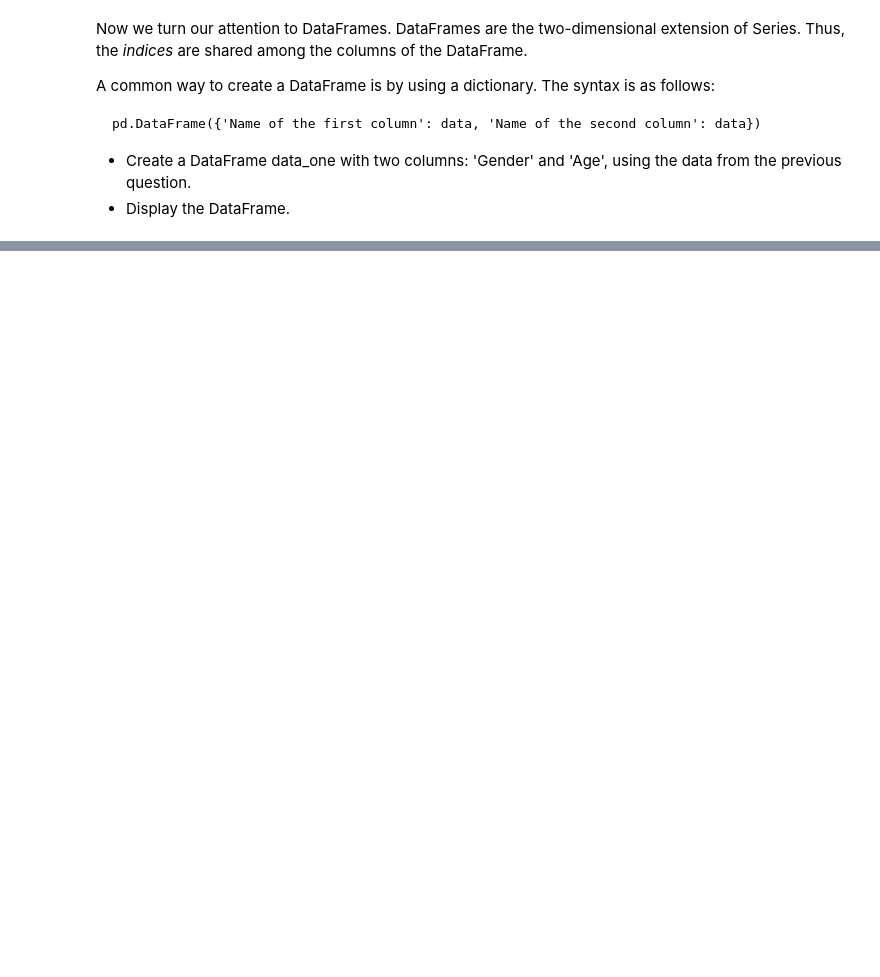
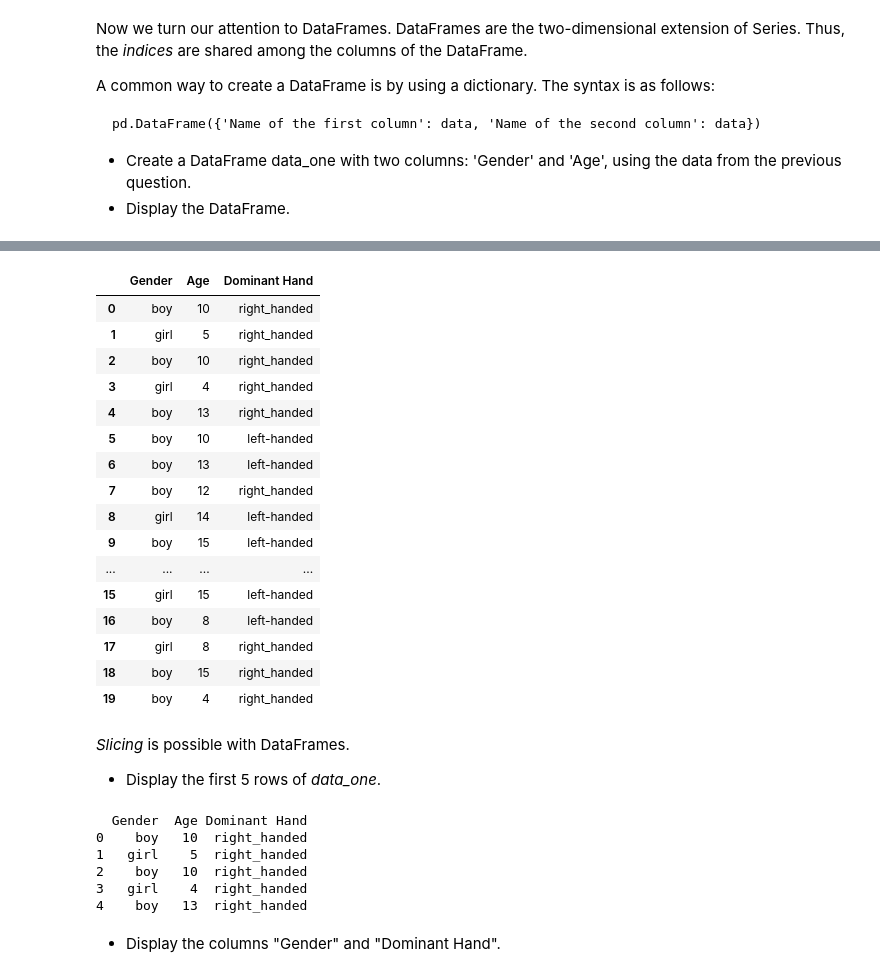
Before and after one commit to Jandsy/introduction_python_dauphine, a Jupyter notebook: Session_2/corrected_numpy_and_pandas_python_dauphine.ipynb, the cells around one changed output, grey strips where cells are left out. Saved outputs shown, nothing was run; the diff lists cells and outputs as text; code cells hidden in the pictures; blank space fills up the shorter version.

```diff
--- a/Session_2/corrected_numpy_and_pandas_python_dauphine.ipynb
+++ b/Session_2/corrected_numpy_and_pandas_python_dauphine.ipynb
@@ -741,0 +806,37 @@ pd.DataFrame({'Name of the first column': data, 'Name of the second column': dat
+# %%
+data_one
+# %% [output]
+|  | Gender | Age | Dominant Hand |
+| 0 | boy | 10 | right_handed |
+| 1 | girl | 5 | right_handed |
+| 2 | boy | 10 | right_handed |
+| 3 | girl | 4 | right_handed |
+| 4 | boy | 13 | right_handed |
+| 5 | boy | 10 | left-handed |
+| 6 | boy | 13 | left-handed |
+| 7 | boy | 12 | right_handed |
+| 8 | girl | 14 | left-handed |
+| 9 | boy | 15 | left-handed |
+| ... | ... | ... | ... |
+| 15 | girl | 15 | left-handed |
+| 16 | boy | 8 | left-handed |
+| 17 | girl | 8 | right_handed |
+| 18 | boy | 15 | right_handed |
+| 19 | boy | 4 | right_handed |
+# %% [markdown]
+*Slicing* is possible with DataFrames.
+
+- Display the first 5 rows of *data_one*.
+# %%
+## Insert your code here
+data_one.head()
+print(data_one.iloc[:5,:])
+# %% [output]
+  Gender  Age Dominant Hand
+0    boy   10  right_handed
+1   girl    5  right_handed
+2    boy   10  right_handed
+3   girl    4  right_handed
+4    boy   13  right_handed
+# %% [markdown]
+- Display the columns "Gender" and "Dominant Hand".
```
Also changed, not shown: parts of 29 cells of this notebook.
